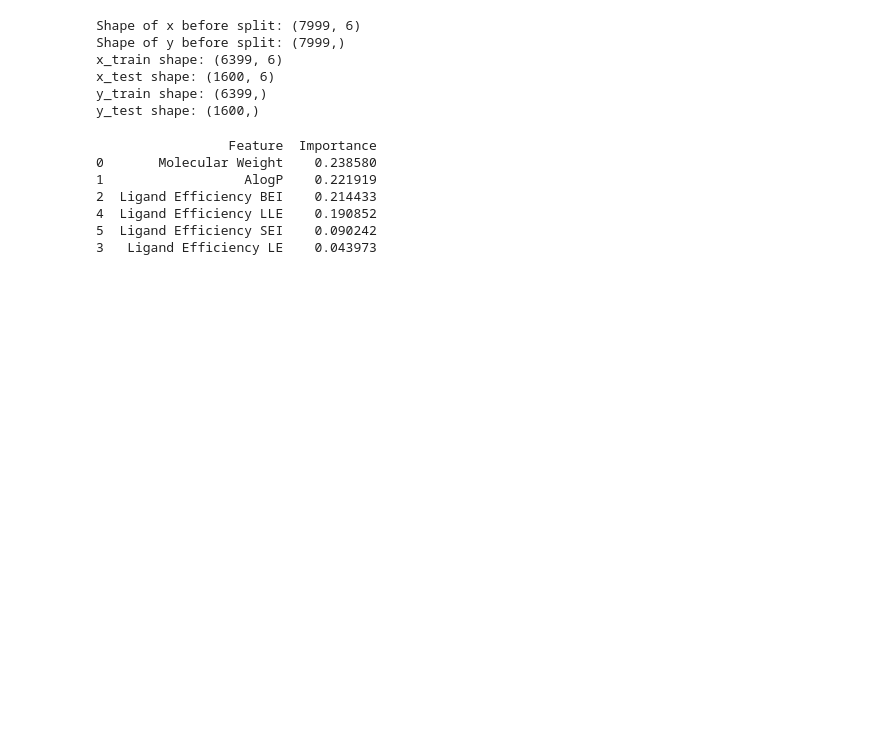
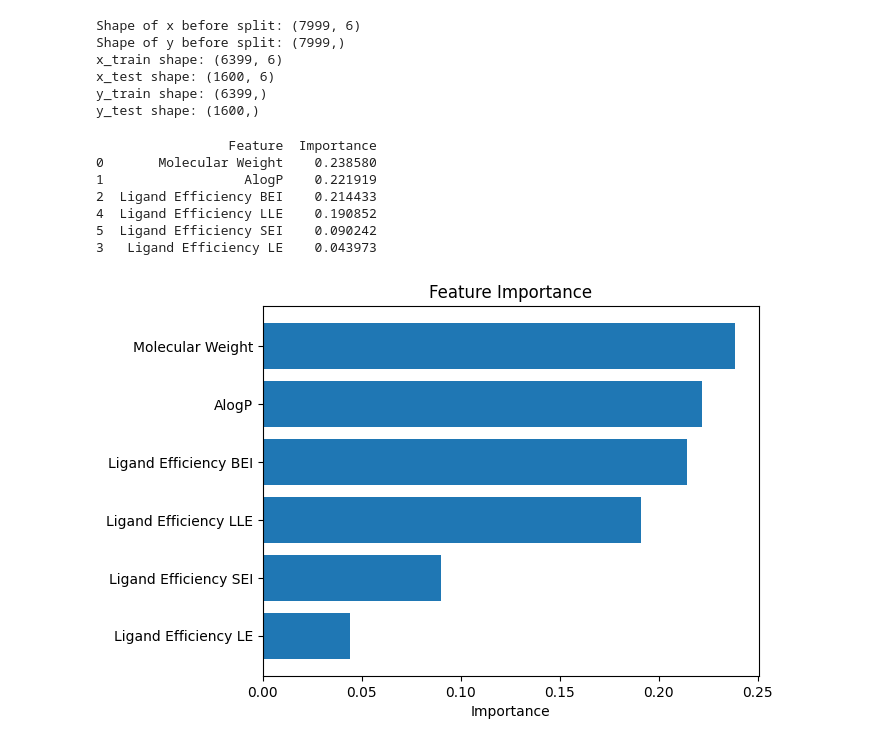
Before and after one commit to briskicedteaa/Machine-Learning-for-Molecular-Data, a Jupyter notebook: Feature_Importance_(Random_Forest).ipynb, the cells around one changed output. Cells and saved outputs as stored; diff of their text form; code cells hidden in the pictures; blank space fills up the shorter version.

Commit message:
Created horizontal bar plot of feature importance

```diff
--- a/Feature_Importance_(Random_Forest).ipynb
+++ b/Feature_Importance_(Random_Forest).ipynb
@@ -93,3 +93,16 @@ print(feature_importance_df)
 4  Ligand Efficiency LLE    0.190852
 5  Ligand Efficiency SEI    0.090242
 3   Ligand Efficiency LE    0.043973
+# %%
+import matplotlib.pyplot as plt
+
+fig, ax = plt.subplots()
+
+ax.barh(feature_importance_df['Feature'], feature_importance_df['Importance'], align='center')
+ax.yaxis.set_inverted(True)
+ax.set_xlabel('Importance')
+ax.set_title('Feature Importance')
+
+plt.show()
+# %% [output]
+[figure, added]
```
